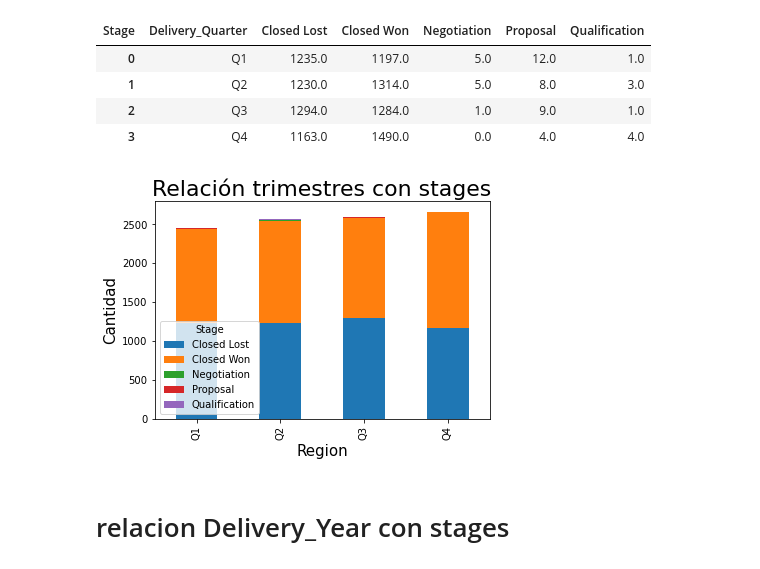
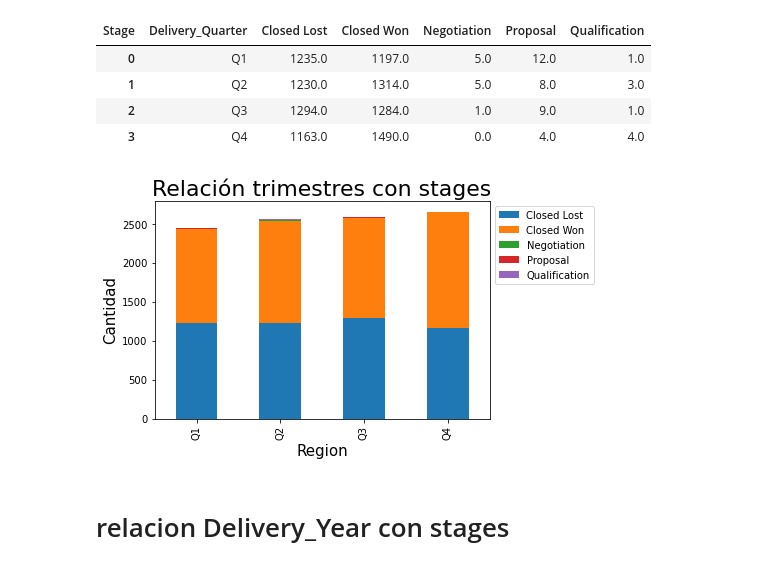
Before and after one commit to joaquinparodi/TP-DATOS, a Jupyter notebook: Analisis/Analisis Joaquin.ipynb, the cells around one changed output. Drawn from its saved outputs; the diff is of its cells as text; code cells hidden in the pictures.

```diff
--- a/Analisis/Analisis Joaquin.ipynb
+++ b/Analisis/Analisis Joaquin.ipynb
@@ -421,11 +430,12 @@ pivoted
 # %%
 ax=pivoted.plot(stacked=True,kind='bar', y=['Closed Lost','Closed Won','Negotiation','Proposal','Qualification'], x='Delivery_Quarter')
 ax.set_title("Relación trimestres con stages", fontsize=22)
 ax.set_xlabel("Region",fontsize=15)
 ax.set_ylabel("Cantidad", fontsize=15)
+plt.legend(bbox_to_anchor=(1, 0.5, 0.2, 0.5),prop={'size': 10})
 plt.show()
 # %% [output]
-[figure, old version]
+[figure, new version]
 # %% [markdown]
 # relacion Delivery_Year con stages
 # %%
```
Also changed, not shown: parts of 3 cells of this notebook.
